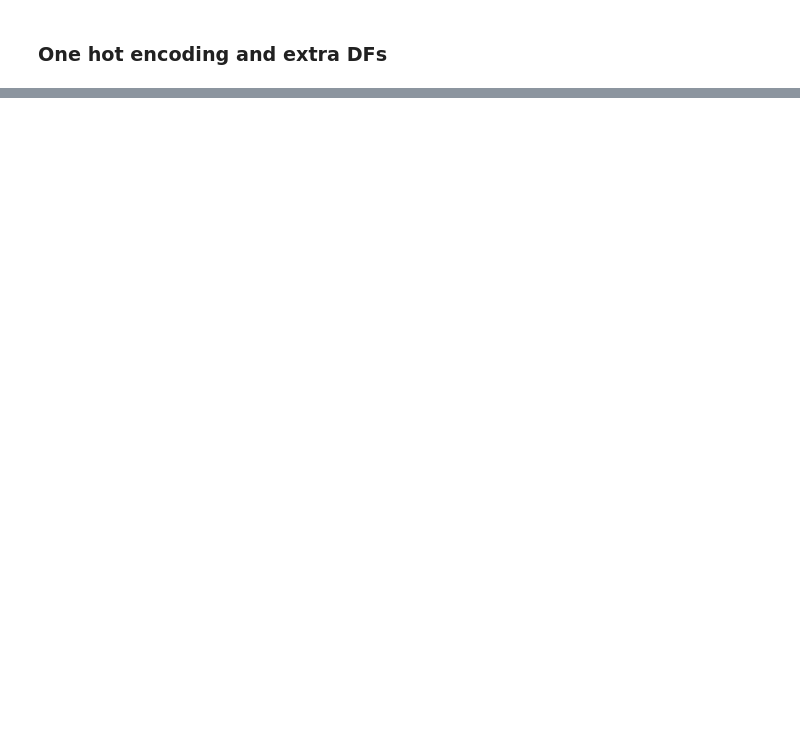
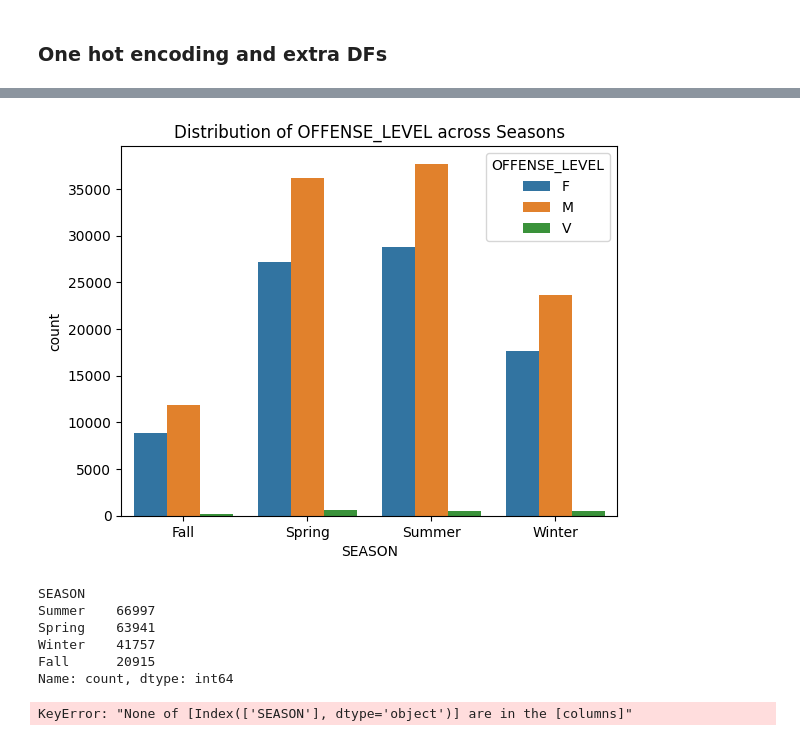
Before and after one commit to annahauk/CS513, a Jupyter notebook: annaEDA.ipynb, the cells around one changed output, grey strips where cells are left out. Cells and saved outputs as stored; diff of their text form; code cells hidden in the pictures; blank space fills up the shorter version.

```diff
--- a/annaEDA.ipynb
+++ b/annaEDA.ipynb
@@ -445,0 +429,3 @@ df_demo = df.copy()
+# %%
+df.drop(columns=['LAW_CODE','AGE_GROUP', 'PERP_SEX','PERP_RACE'], inplace=True)
+df
@@ -445,0 +448,10 @@ df_demo = df.copy()
+# %%
+# add a column for season and month and drop ARREST_DATE
+df['MONTH'] = df['ARREST_DATE'].dt.month
+
+df['SEASON'] = df['MONTH'].apply(lambda x: 'Winter' if x in [12,1,2] else 'Spring' if x in [3,4,5] else 'Summer' if x in [6,7,8] else 'Fall')
+
+df.drop(columns=['ARREST_DATE'], inplace=True)
+# make month and season columns categorical
+df['MONTH'] = df['MONTH'].astype('category')
+df['SEASON'] = df['SEASON'].astype('category')
@@ -445,0 +476,20 @@ df_demo = df.copy()
+# %%
+# do vizualization on season vs OFFENSE_LEVEL
+sns.countplot(x='SEASON', data=df, hue='OFFENSE_LEVEL')
+plt.title('Distribution of OFFENSE_LEVEL across Seasons')
+plt.show()
+
+df['SEASON'].value_counts()
+# %% [output]
+[figure, added]
+SEASON
+Summer    66997
+Spring    63941
+Winter    41757
+Fall      20915
+Name: count, dtype: int64
+# %%
+# one hot encode season
+df = pd.get_dummies(df, columns=['SEASON'])
+# %% [output]
+KeyError: "None of [Index(['SEASON'], dtype='object')] are in the [columns]"
```
Also changed, not shown: parts of 39 cells of this notebook.
